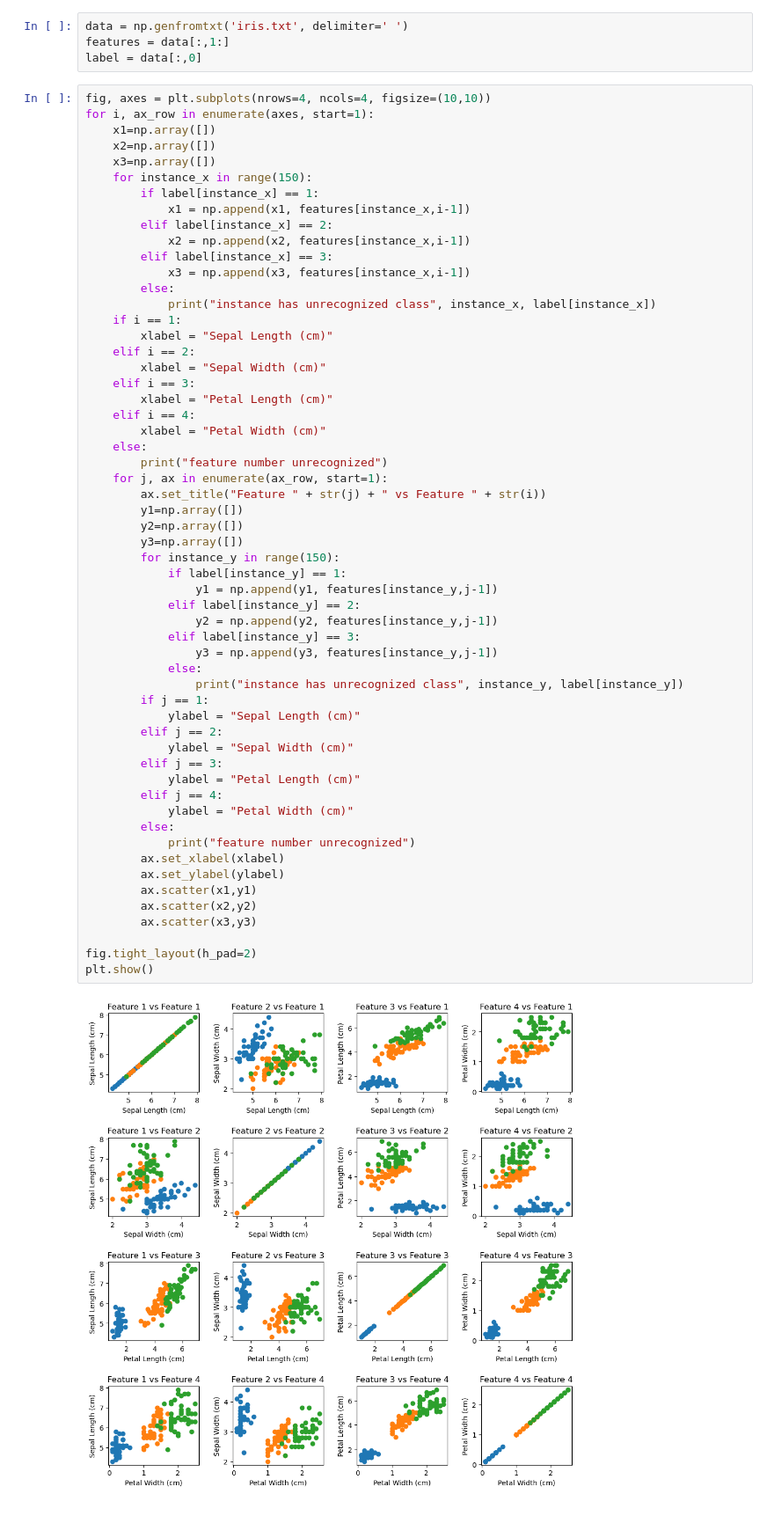
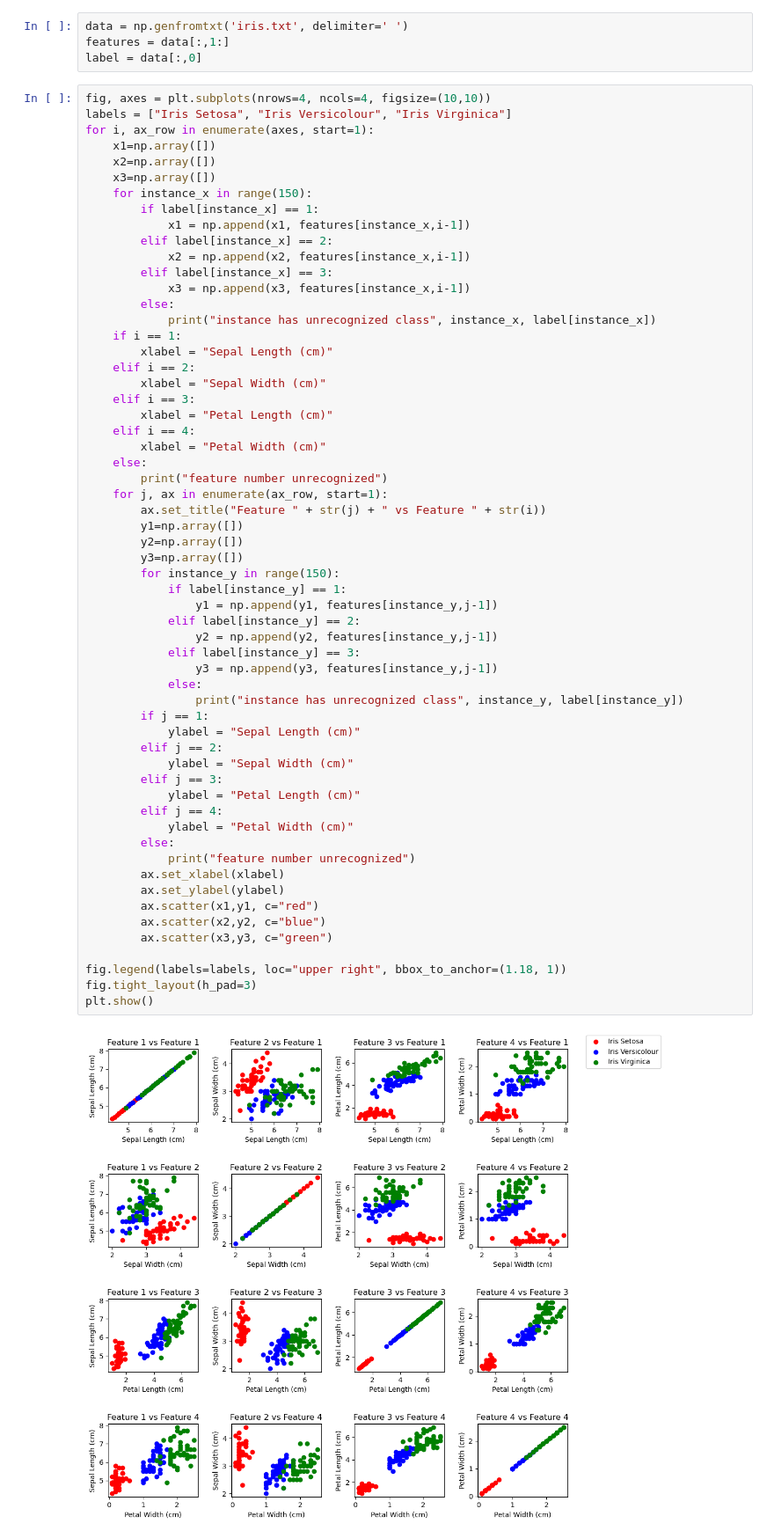
Before and after one commit to nlee096/CS205-Project2, a Jupyter notebook: grid.ipynb, the cells around one changed output. Shown at 88% size. Cells and saved outputs as stored; diff of their text form.

Commit message:
added labels

```diff
--- a/grid.ipynb
+++ b/grid.ipynb
@@ -7,6 +7,7 @@ features = data[:,1:]
 label = data[:,0]
 # %%
 fig, axes = plt.subplots(nrows=4, ncols=4, figsize=(10,10))
+labels = ["Iris Setosa", "Iris Versicolour", "Iris Virginica"]
 for i, ax_row in enumerate(axes, start=1):
     x1=np.array([])
     x2=np.array([])
@@ -32,35 +33,36 @@ for i, ax_row in enumerate(axes, start=1):
         print("feature number unrecognized")
     for j, ax in enumerate(ax_row, start=1):
         ax.set_title("Feature " + str(j) + " vs Feature " + str(i))
         y1=np.array([])
         y2=np.array([])
         y3=np.array([])
         for instance_y in range(150):
             if label[instance_y] == 1:
                 y1 = np.append(y1, features[instance_y,j-1])
             elif label[instance_y] == 2:
                 y2 = np.append(y2, features[instance_y,j-1])
             elif label[instance_y] == 3:
                 y3 = np.append(y3, features[instance_y,j-1])
             else:
                 print("instance has unrecognized class", instance_y, label[instance_y])
         if j == 1:
             ylabel = "Sepal Length (cm)"
         elif j == 2:
             ylabel = "Sepal Width (cm)"
         elif j == 3:
             ylabel = "Petal Length (cm)"
         elif j == 4:
             ylabel = "Petal Width (cm)"
         else:
             print("feature number unrecognized")
         ax.set_xlabel(xlabel)
         ax.set_ylabel(ylabel)
-        ax.scatter(x1,y1)
-        ax.scatter(x2,y2)
-        ax.scatter(x3,y3)
+        ax.scatter(x1,y1, c="red")
+        ax.scatter(x2,y2, c="blue")
+        ax.scatter(x3,y3, c="green")
 
-fig.tight_layout(h_pad=2)
+fig.legend(labels=labels, loc="upper right", bbox_to_anchor=(1.18, 1))
+fig.tight_layout(h_pad=3)
 plt.show()
 # %% [output]
-[figure, old version]
+[figure, new version]
```
